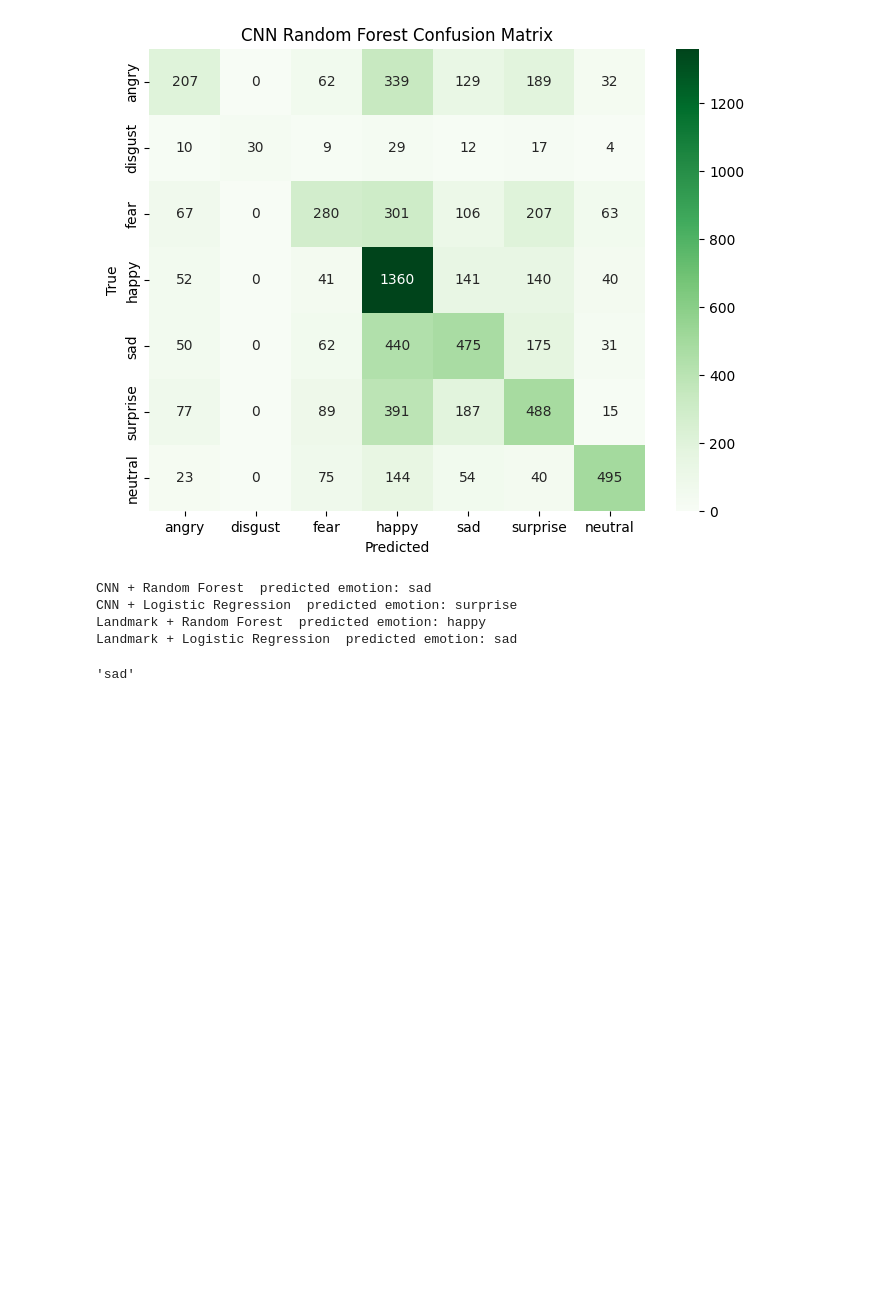
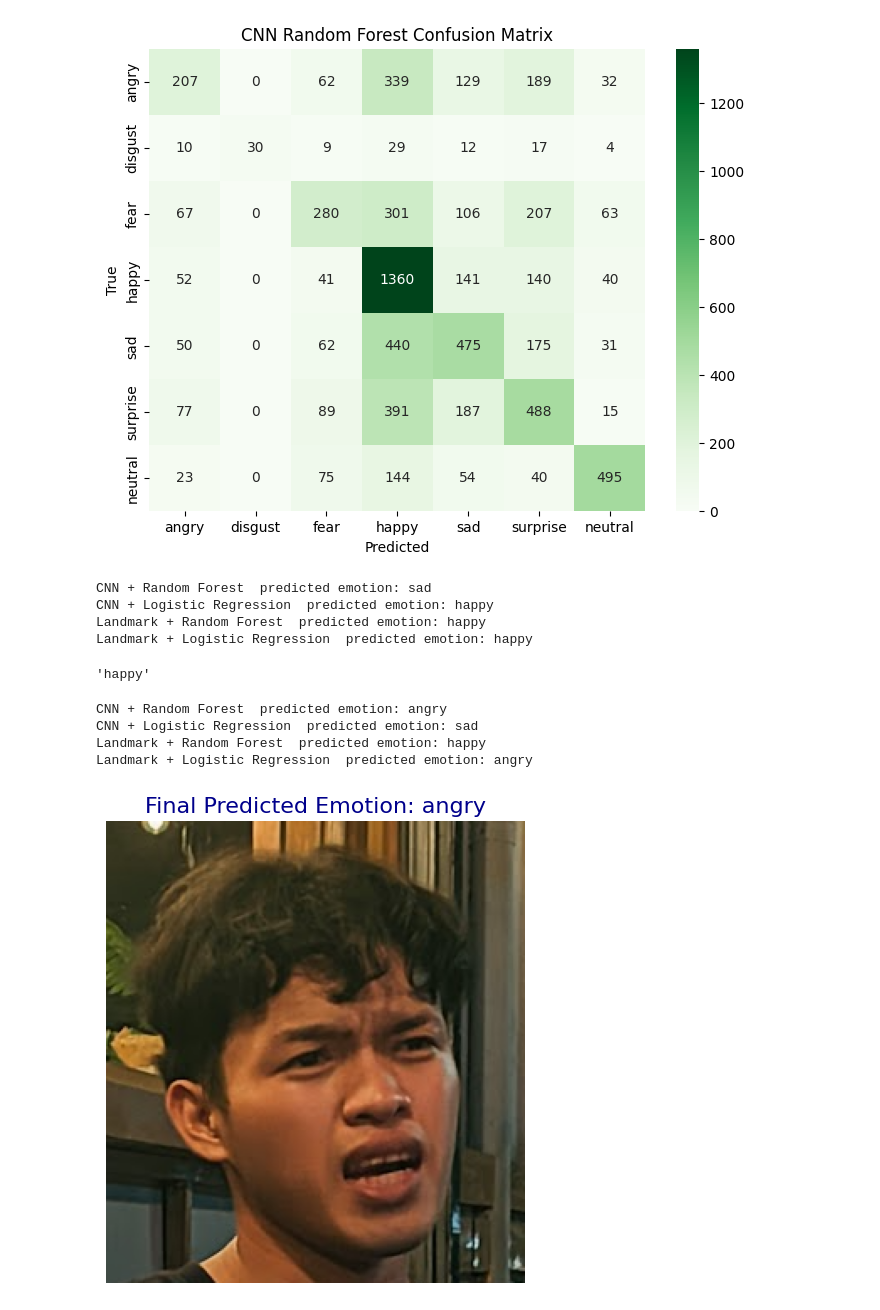
Before and after one commit to Sambilaycord/facial_emotion_recognition, a Jupyter notebook: main.ipynb, the cells around one changed output. Saved outputs shown, nothing was run; the diff lists cells and outputs as text; code cells hidden in the pictures; blank space fills up the shorter version.

```diff
--- a/main.ipynb
+++ b/main.ipynb
@@ -446,7 +460,7 @@ def predict_emotion(img_path, use_cnn=True, model_type='rf'):
     print(f"{model_name}  predicted emotion: {pred[0]}")
     return emotion
 # %%
-test_img = "test2.jpg"
+test_img = "data_test/test2.jpg"
 
 # Use CNN Random Forest
 predict_emotion(test_img, use_cnn=True, model_type='rf')
@@ -457,7 +471,37 @@ predict_emotion(test_img, use_cnn=False, model_type='rf')
 predict_emotion(test_img, use_cnn=False, model_type='logreg')
 # %% [output]
 CNN + Random Forest  predicted emotion: sad
-CNN + Logistic Regression  predicted emotion: surprise
+CNN + Logistic Regression  predicted emotion: happy
 Landmark + Random Forest  predicted emotion: happy
-Landmark + Logistic Regression  predicted emotion: sad
+Landmark + Logistic Regression  predicted emotion: happy
-'sad'
+'happy'
+# %%
+# Path
+test_img = "data_test/test3.png"
+
+# Predictions from all models
+preds = [
+    predict_emotion(test_img, use_cnn=True, model_type='rf'),
+    predict_emotion(test_img, use_cnn=True, model_type='logreg'),
+    predict_emotion(test_img, use_cnn=False, model_type='rf'),
+    predict_emotion(test_img, use_cnn=False, model_type='logreg')
+]
+
+# Majority vote
+final_prediction = Counter(preds).most_common(1)[0][0]
+
+# Load and show
+img = cv2.imread(test_img)
+img_rgb = cv2.cvtColor(img, cv2.COLOR_BGR2RGB)
+
+plt.figure(figsize=(6,6))
+plt.imshow(img_rgb)
+plt.axis('off')
+plt.title(f"Final Predicted Emotion: {final_prediction}", fontsize=16, color='darkblue')
+plt.show()
+# %% [output]
+CNN + Random Forest  predicted emotion: angry
+CNN + Logistic Regression  predicted emotion: sad
+Landmark + Random Forest  predicted emotion: happy
+Landmark + Logistic Regression  predicted emotion: angry
+[figure, added]
```
Also changed, not shown: parts of 2 cells of this notebook, 3 other files.
